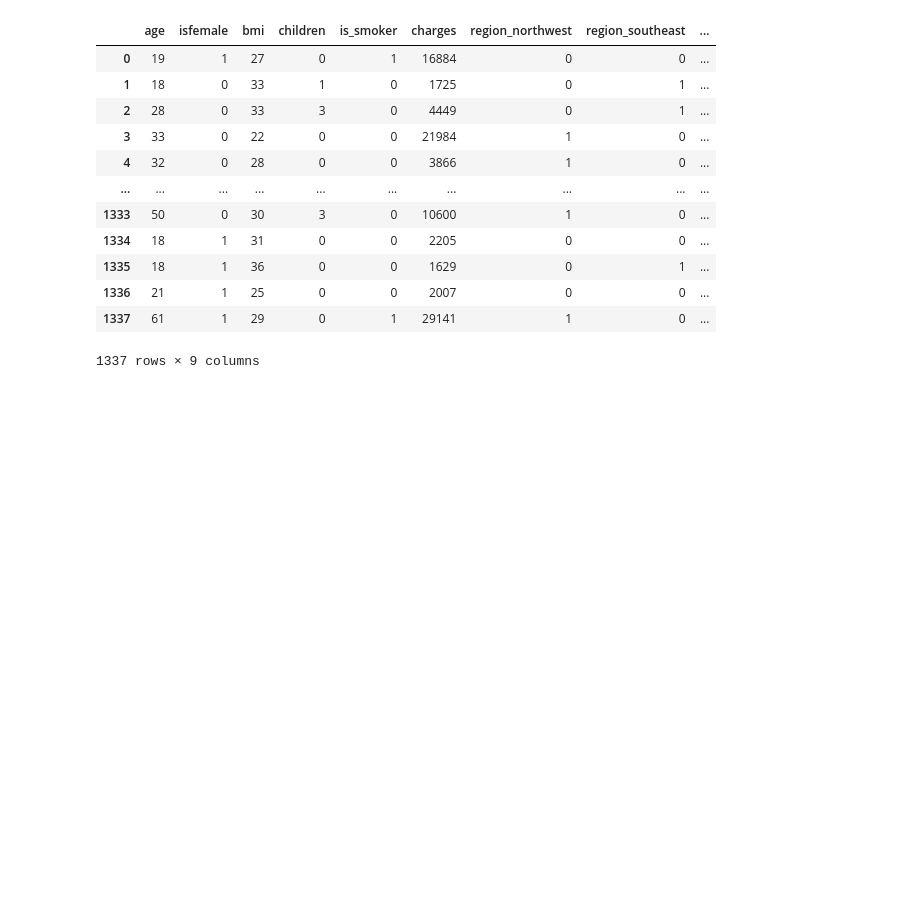
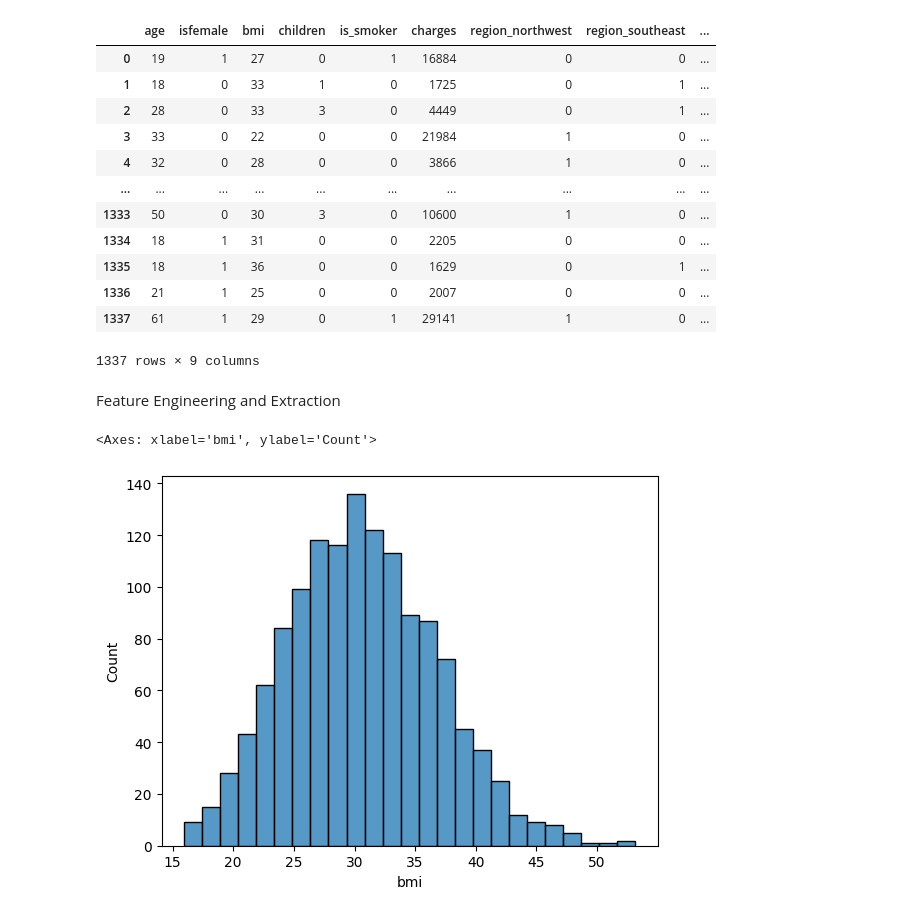
Before and after one commit to Aditya-net/Machine-Learning, a Jupyter notebook: Foundation/Project 1/insurance.ipynb, the cells around one changed output. Saved outputs shown, nothing was run; the diff lists cells and outputs as text; code cells hidden in the pictures; blank space fills up the shorter version.

```diff
--- a/Foundation/Project 1/insurance.ipynb
+++ b/Foundation/Project 1/insurance.ipynb
@@ -238,3 +238,10 @@ df_clean
 | 1336 | 21 | 1 | 25 | 0 | 0 | 2007 | 0 | 0 | ... |
 | 1337 | 61 | 1 | 29 | 0 | 1 | 29141 | 1 | 0 | ... |
 1337 rows × 9 columns
+# %% [markdown]
+Feature Engineering and Extraction
+# %%
+sns.histplot(df['bmi'])
+# %% [output]
+<Axes: xlabel='bmi', ylabel='Count'>
+[figure, added]
```
Also changed, not shown: parts of 14 cells of this notebook.
